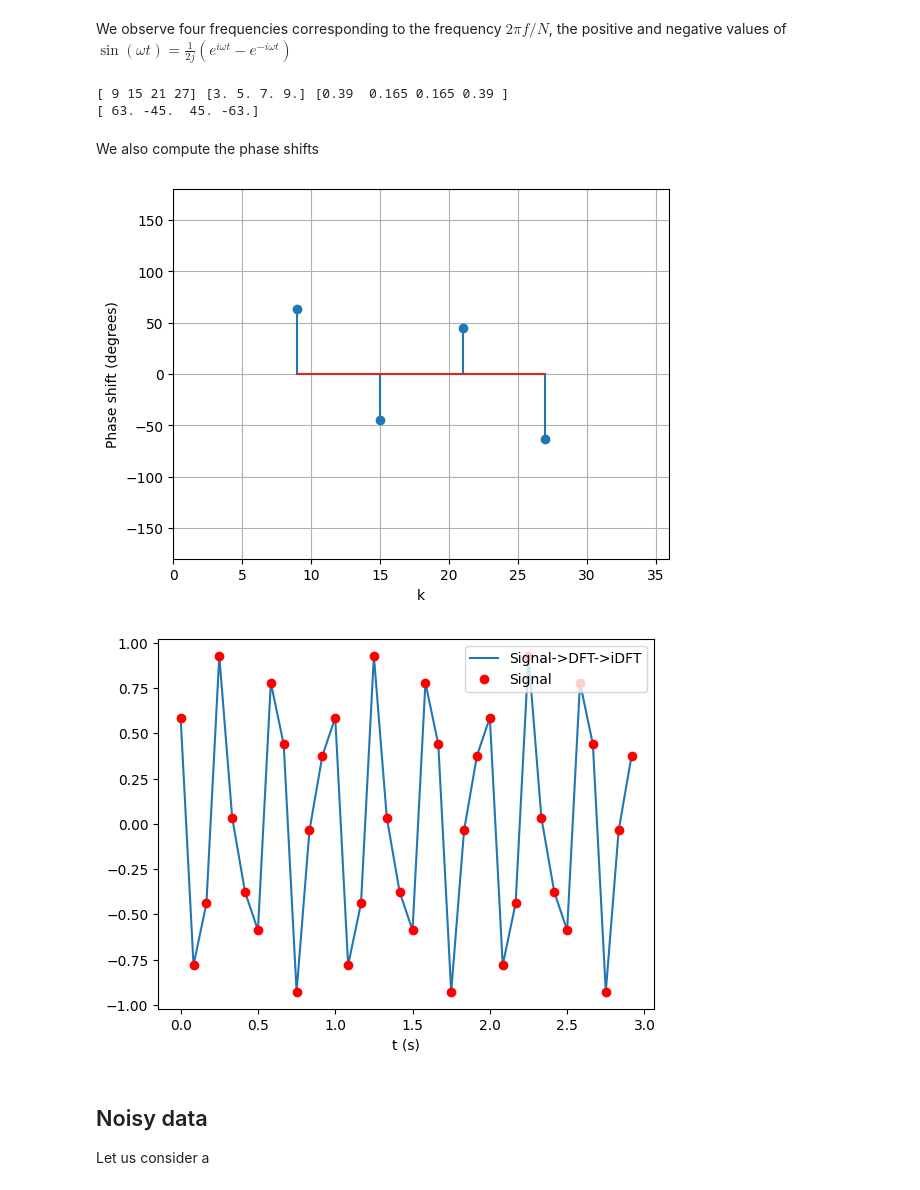
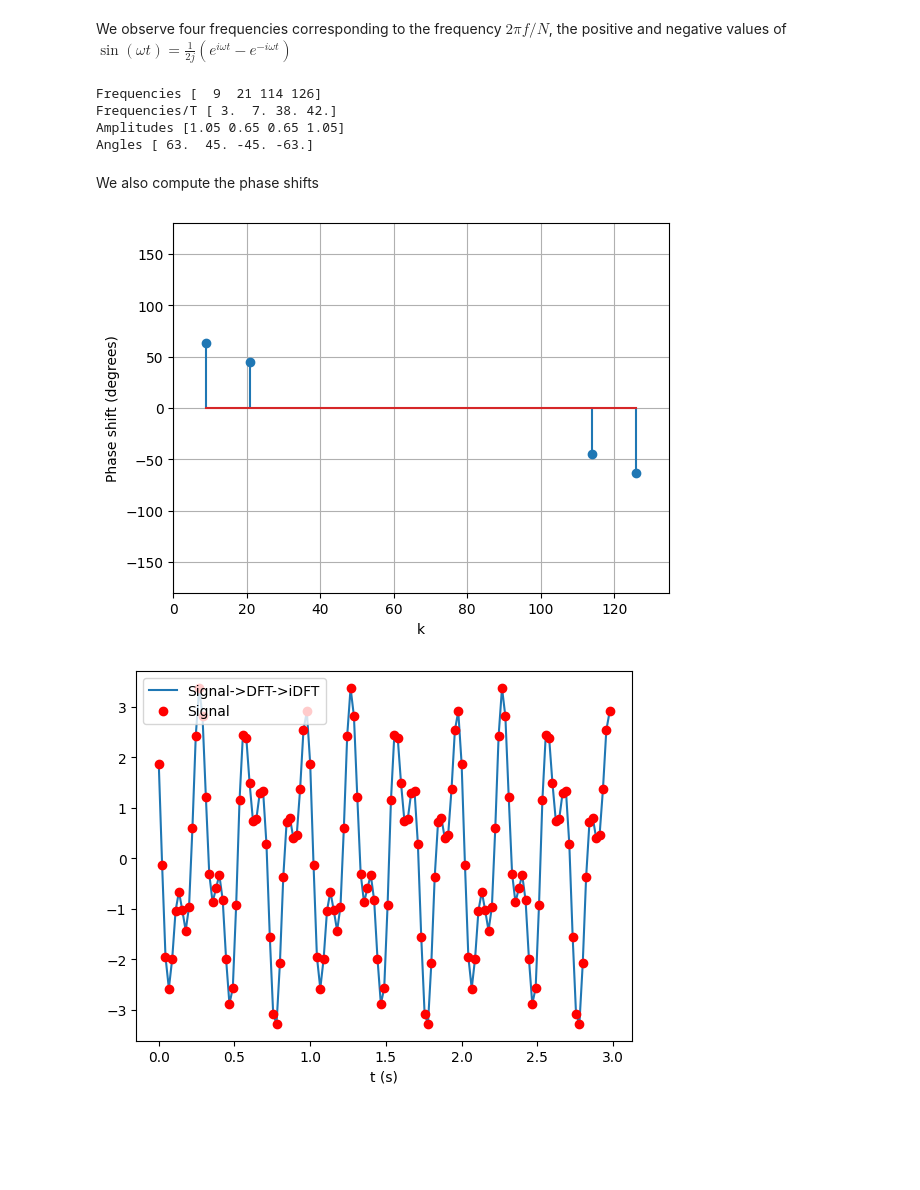
Before and after one commit to jorgensd/GearVibrationWorkshop, a Jupyter notebook: discrete_fourier_transform.ipynb, the cells around one changed output. Cells and saved outputs as stored; diff of their text form; code cells hidden in the pictures; blank space fills up the shorter version.

```diff
--- a/discrete_fourier_transform.ipynb
+++ b/discrete_fourier_transform.ipynb
@@ -6,13 +6,13 @@ However, we start by looking at how to analyze signals. We start by generating a
 # %%
 import numpy as np
 T = 3 # Runtime of simulation (s)
-sampling_rate = 12 # Hz (1/s)
+sampling_rate = 45 # Hz (1/s)
 ts = np.linspace(0, T, int(T*sampling_rate), endpoint=False) # Sample points
 # %%
 def single_signal(A, f, phase, t):
     return A * np.cos(2*np.pi*f*t + phase)
 
-amplitudes = np.array([0.78,0.33], dtype=np.float64)
+amplitudes = np.array([2.1, 1.3], dtype=np.float64)
 frequencies = np.array([3., 7.], dtype=np.float64)
 phases = np.array([63/180*np.pi, 45/180*np.pi], dtype=np.float64)
 signal = sum([single_signal(A, f, phase, ts) for (A, f, phase) in zip(amplitudes,frequencies, phases)])
@@ -69,10 +69,10 @@ def iDFT(frequencies: np.ndarray) ->np.ndarray:
 # %% [markdown]
 We compute the DFT of our signal and get the following amplitude plot
 # %%
-frequencies = DFT(signal)
-amplitudes = np.abs(frequencies)/len(signal)
+fft_frequencies = DFT(signal)
+amplitudes = np.abs(fft_frequencies)/len(signal)
 plt.figure()
-plt.stem(np.arange(len(frequencies)), amplitudes, label="Amplitude")
+plt.stem(np.arange(len(fft_frequencies)), amplitudes, label="Amplitude")
 plt.xlabel("k")
 plt.ylabel(r"$\vert \tilde f \vert$")
 plt.grid()
@@ -84,15 +84,19 @@ We observe four frequencies corresponding to the frequency $2\pi f/N$, the posit
 # %%
 tol = 1e-6
 positions = np.flatnonzero(amplitudes>tol)
-print(positions, positions/T, amplitudes[positions])
-print(np.angle(frequencies[positions])*180/np.pi)
+print(f"Frequencies {positions}")
+print(f"Frequencies/T {positions/T}")
+print(f"Amplitudes {amplitudes[positions]}")
+print(f"Angles {np.angle(fft_frequencies[positions])*180/np.pi}")
 # %% [output]
-[ 9 15 21 27] [3. 5. 7. 9.] [0.39  0.165 0.165 0.39 ]
-[ 63. -45.  45. -63.]
+Frequencies [  9  21 114 126]
+Frequencies/T [ 3.  7. 38. 42.]
+Amplitudes [1.05 0.65 0.65 1.05]
+Angles [ 63.  45. -45. -63.]
 # %% [markdown]
 We also compute the phase shifts
 # %%
-phases = np.angle(frequencies[positions])
+phases = np.angle(fft_frequencies[positions])
 plt.stem(positions, phases*180/np.pi)
 plt.axis([0,len(ts), -180, 180])
 plt.ylabel("Phase shift (degrees)")
@@ -100,16 +104,13 @@ plt.xlabel("k")
 plt.grid()
 plt.show()
 # %% [output]
-[figure, old version]
+[figure, new version]
 # %%
-recovered_signal = iDFT(frequencies)
+recovered_signal = iDFT(fft_frequencies)
 plt.plot(ts, np.real(recovered_signal), label="Signal->DFT->iDFT")
 plt.plot(ts, signal, "ro", label="Signal")
 plt.xlabel("t (s)")
 plt.legend()
 plt.show()
 # %% [output]
-[figure, old version]
+[figure, new version]
-# %% [markdown]
-## Noisy data
-Let us consider a
```
Also changed, not shown: parts of 16 cells of this notebook, 1 other file.
